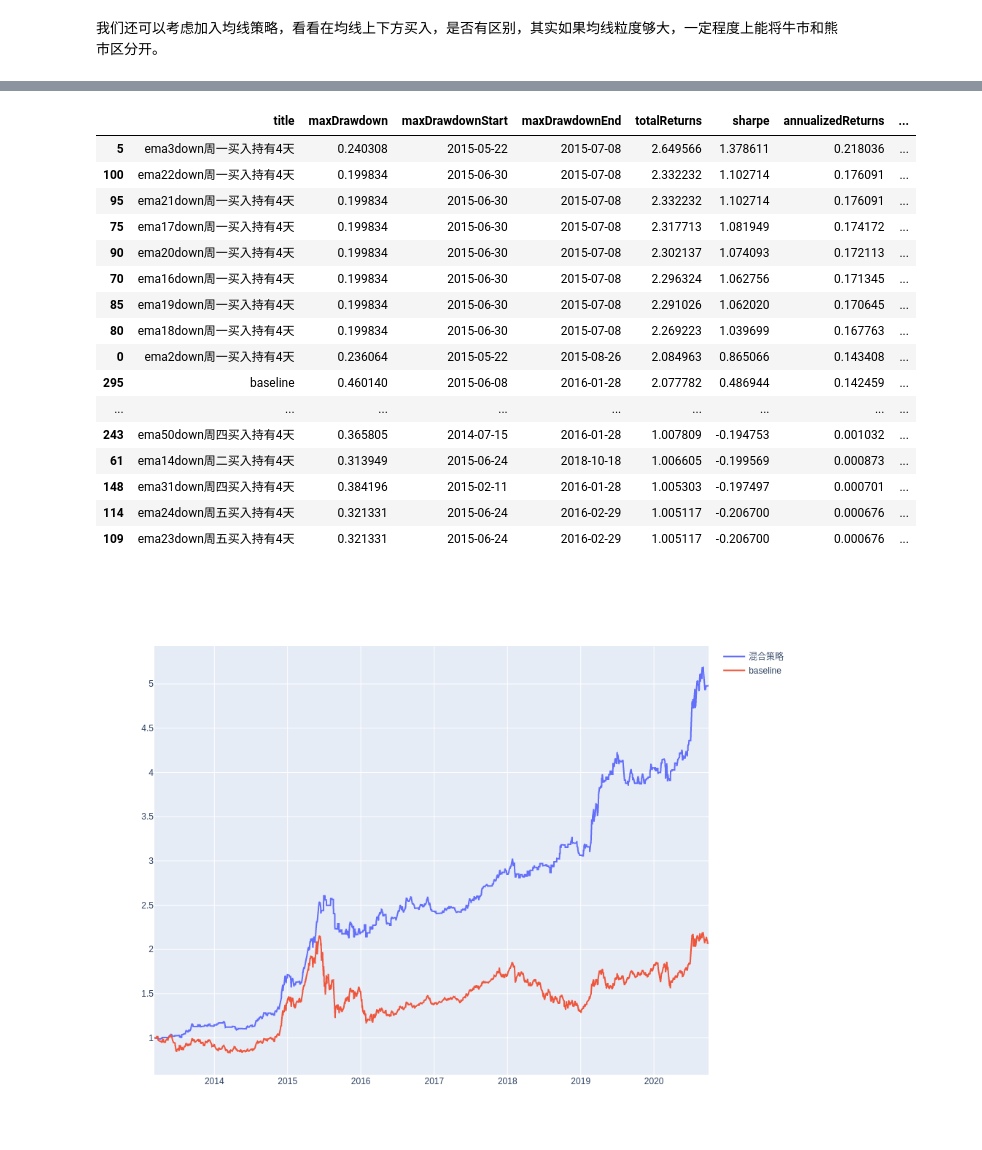
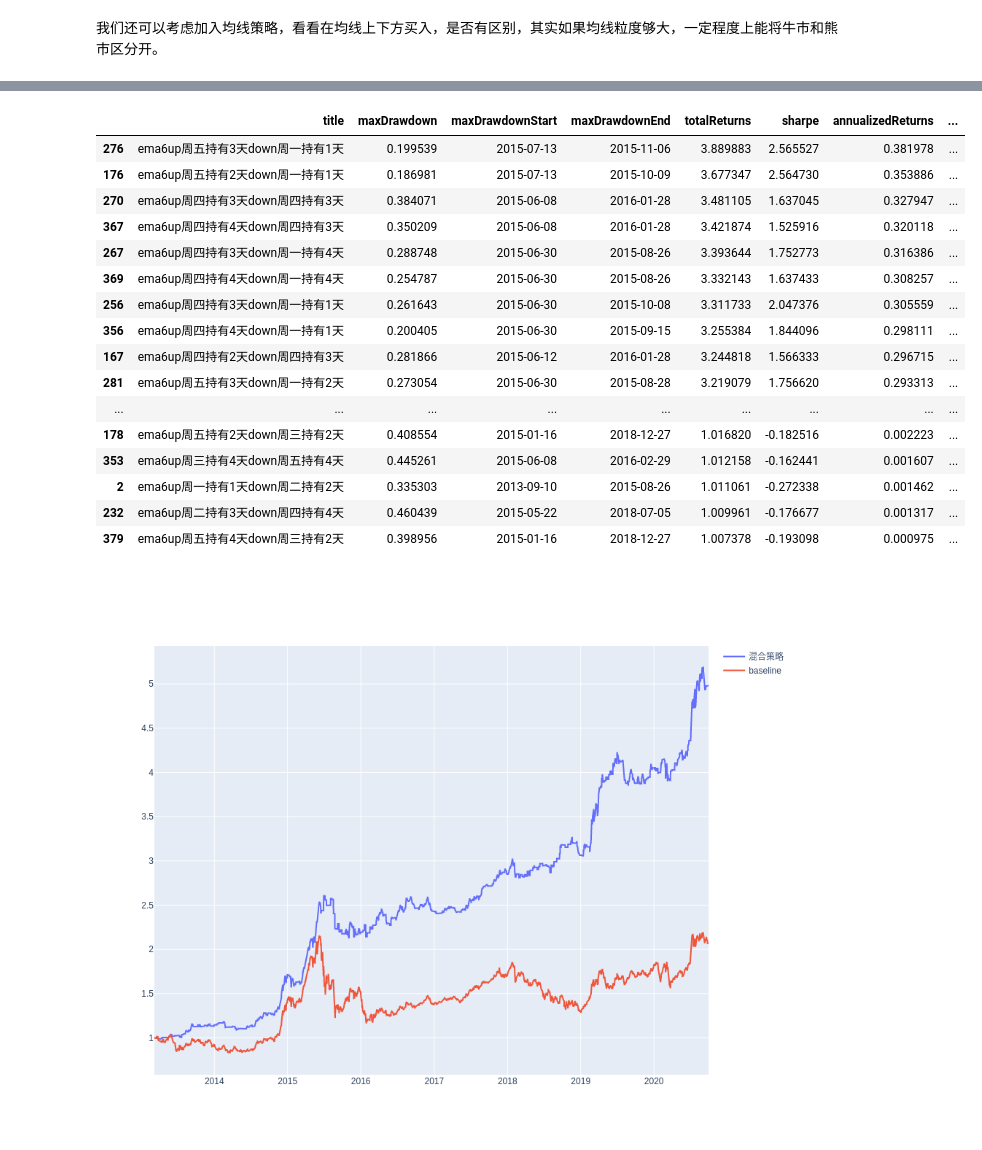
Before and after one commit to zhs007/jupyternotebook.demo, a Jupyter notebook: home/trdb2/weekday001.ipynb, the cells around one changed output, grey strips where cells are left out. Drawn from its saved outputs; the diff is of its cells as text; code cells hidden in the pictures.

```diff
--- a/home/trdb2/weekday001.ipynb
+++ b/home/trdb2/weekday001.ipynb
@@ -405,27 +443,27 @@ trdb2py.showPNLs(lstpnlemaup1 + [pnlBaseline], toImg=isStaticImg, width=width, h
 # %%
-dfpnl = trdb2py.buildPNLReport(lstpnlemaup1 + [pnlBaseline])
+dfpnl = trdb2py.buildPNLReport(lstpnlmix + [pnlBaseline])
 
 dfpnl1 = dfpnl[dfpnl['totalReturns'] >= 1]
 
 dfpnl1[['title', 'maxDrawdown', 'maxDrawdownStart', 'maxDrawdownEnd', 'totalReturns', 'sharpe', 'annualizedReturns', 'annualizedVolatility', 'variance']].sort_values(by='totalReturns', ascending=False)
 # %% [output]
 |  | title | maxDrawdown | maxDrawdownStart | maxDrawdownEnd | totalReturns | sharpe | annualizedReturns | ... |
-| 5 | ema3down周一买入持有4天 | 0.240308 | 2015-05-22 | 2015-07-08 | 2.649566 | 1.378611 | 0.218036 | ... |
-| 100 | ema22down周一买入持有4天 | 0.199834 | 2015-06-30 | 2015-07-08 | 2.332232 | 1.102714 | 0.176091 | ... |
-| 95 | ema21down周一买入持有4天 | 0.199834 | 2015-06-30 | 2015-07-08 | 2.332232 | 1.102714 | 0.176091 | ... |
-| 75 | ema17down周一买入持有4天 | 0.199834 | 2015-06-30 | 2015-07-08 | 2.317713 | 1.081949 | 0.174172 | ... |
-| 90 | ema20down周一买入持有4天 | 0.199834 | 2015-06-30 | 2015-07-08 | 2.302137 | 1.074093 | 0.172113 | ... |
-| 70 | ema16down周一买入持有4天 | 0.199834 | 2015-06-30 | 2015-07-08 | 2.296324 | 1.062756 | 0.171345 | ... |
-| 85 | ema19down周一买入持有4天 | 0.199834 | 2015-06-30 | 2015-07-08 | 2.291026 | 1.062020 | 0.170645 | ... |
-| 80 | ema18down周一买入持有4天 | 0.199834 | 2015-06-30 | 2015-07-08 | 2.269223 | 1.039699 | 0.167763 | ... |
-| 0 | ema2down周一买入持有4天 | 0.236064 | 2015-05-22 | 2015-08-26 | 2.084963 | 0.865066 | 0.143408 | ... |
-| 295 | baseline | 0.460140 | 2015-06-08 | 2016-01-28 | 2.077782 | 0.486944 | 0.142459 | ... |
+| 276 | ema6up周五持有3天down周一持有1天 | 0.199539 | 2015-07-13 | 2015-11-06 | 3.889883 | 2.565527 | 0.381978 | ... |
+| 176 | ema6up周五持有2天down周一持有1天 | 0.186981 | 2015-07-13 | 2015-10-09 | 3.677347 | 2.564730 | 0.353886 | ... |
+| 270 | ema6up周四持有3天down周四持有3天 | 0.384071 | 2015-06-08 | 2016-01-28 | 3.481105 | 1.637045 | 0.327947 | ... |
+| 367 | ema6up周四持有4天down周四持有3天 | 0.350209 | 2015-06-08 | 2016-01-28 | 3.421874 | 1.525916 | 0.320118 | ... |
+| 267 | ema6up周四持有3天down周一持有4天 | 0.288748 | 2015-06-30 | 2015-08-26 | 3.393644 | 1.752773 | 0.316386 | ... |
+| 369 | ema6up周四持有4天down周一持有4天 | 0.254787 | 2015-06-30 | 2015-08-26 | 3.332143 | 1.637433 | 0.308257 | ... |
+| 256 | ema6up周四持有3天down周一持有1天 | 0.261643 | 2015-06-30 | 2015-10-08 | 3.311733 | 2.047376 | 0.305559 | ... |
+| 356 | ema6up周四持有4天down周一持有1天 | 0.200405 | 2015-06-30 | 2015-09-15 | 3.255384 | 1.844096 | 0.298111 | ... |
+| 167 | ema6up周四持有2天down周四持有3天 | 0.281866 | 2015-06-12 | 2016-01-28 | 3.244818 | 1.566333 | 0.296715 | ... |
+| 281 | ema6up周五持有3天down周一持有2天 | 0.273054 | 2015-06-30 | 2015-08-28 | 3.219079 | 1.756620 | 0.293313 | ... |
 | ... | ... | ... | ... | ... | ... | ... | ... | ... |
-| 243 | ema50down周四买入持有4天 | 0.365805 | 2014-07-15 | 2016-01-28 | 1.007809 | -0.194753 | 0.001032 | ... |
-| 61 | ema14down周二买入持有4天 | 0.313949 | 2015-06-24 | 2018-10-18 | 1.006605 | -0.199569 | 0.000873 | ... |
-| 148 | ema31down周四买入持有4天 | 0.384196 | 2015-02-11 | 2016-01-28 | 1.005303 | -0.197497 | 0.000701 | ... |
-| 114 | ema24down周五买入持有4天 | 0.321331 | 2015-06-24 | 2016-02-29 | 1.005117 | -0.206700 | 0.000676 | ... |
-| 109 | ema23down周五买入持有4天 | 0.321331 | 2015-06-24 | 2016-02-29 | 1.005117 | -0.206700 | 0.000676 | ... |
+| 178 | ema6up周五持有2天down周三持有2天 | 0.408554 | 2015-01-16 | 2018-12-27 | 1.016820 | -0.182516 | 0.002223 | ... |
+| 353 | ema6up周三持有4天down周五持有4天 | 0.445261 | 2015-06-08 | 2016-02-29 | 1.012158 | -0.162441 | 0.001607 | ... |
+| 2 | ema6up周一持有1天down周二持有2天 | 0.335303 | 2013-09-10 | 2015-08-26 | 1.011061 | -0.272338 | 0.001462 | ... |
+| 232 | ema6up周二持有3天down周四持有4天 | 0.460439 | 2015-05-22 | 2018-07-05 | 1.009961 | -0.176677 | 0.001317 | ... |
+| 379 | ema6up周五持有4天down周三持有2天 | 0.398956 | 2015-01-16 | 2018-12-27 | 1.007378 | -0.193098 | 0.000975 | ... |
 # %%
 s0 = trdb2py.trading2_pb2.Strategy(
     name="normal",
```
Also changed, not shown: parts of 1 cell of this notebook, 1 other file.
